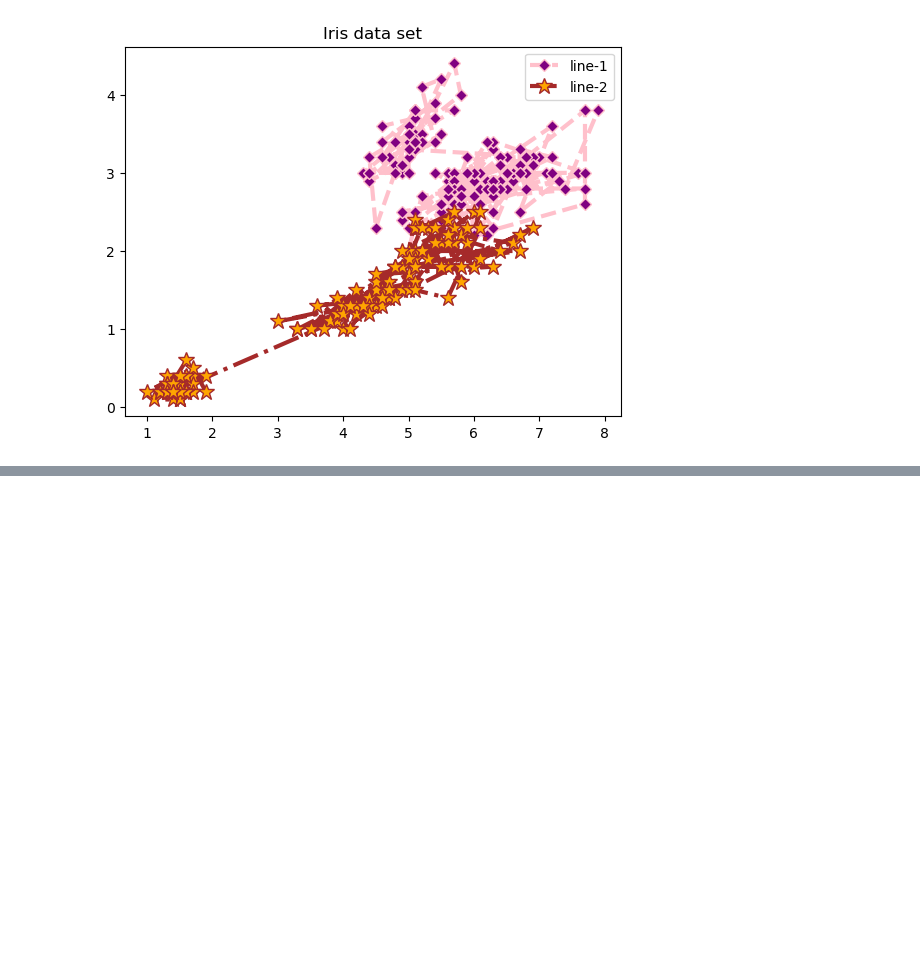
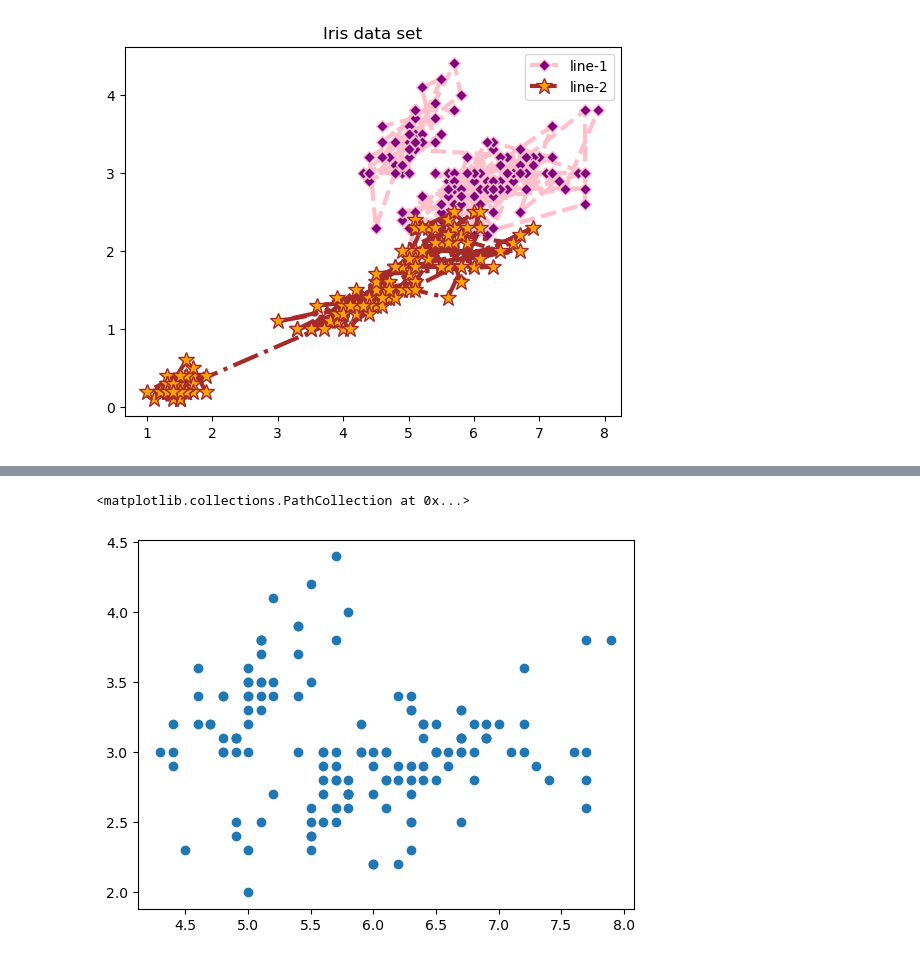
Before and after one commit to jananimdev-22/Data-Visualisation, a Jupyter notebook: iris_dv.ipynb, the cells around one changed output, grey strips where cells are left out. Drawn from its saved outputs; the diff is of its cells as text; code cells hidden in the pictures; blank space fills up the shorter version.

```diff
--- a/iris_dv.ipynb
+++ b/iris_dv.ipynb
@@ -147,0 +204,5 @@ plt.show()
+# %%
+plt.scatter(df['sepal_length'],df['sepal_width'])
+# %% [output]
+<matplotlib.collections.PathCollection at 0x...>
+[figure, added]
```
Also changed, not shown: parts of 6 cells of this notebook, 6 other files.
